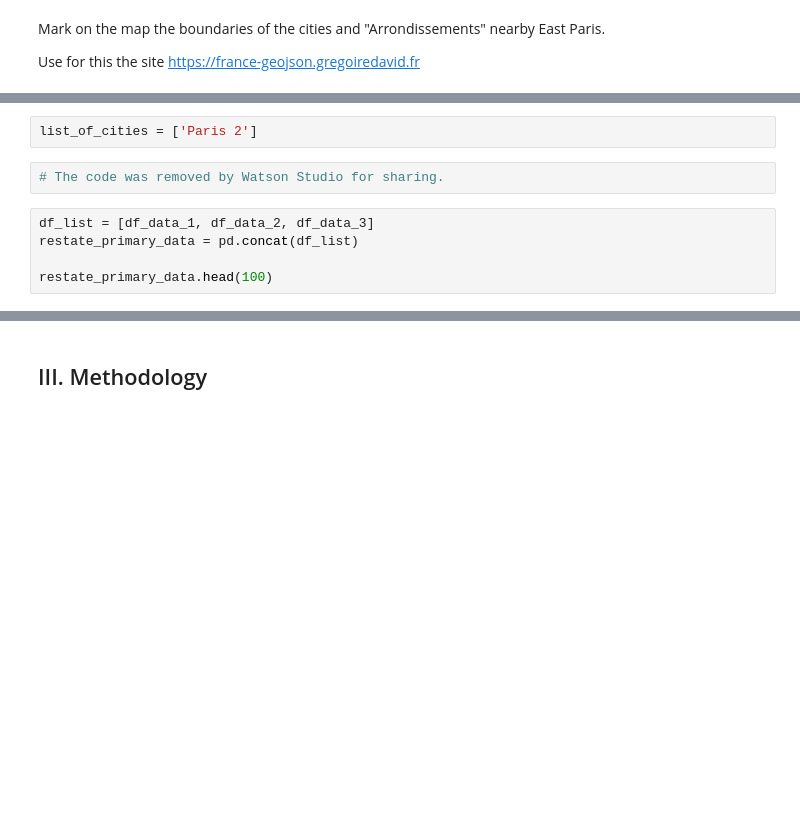
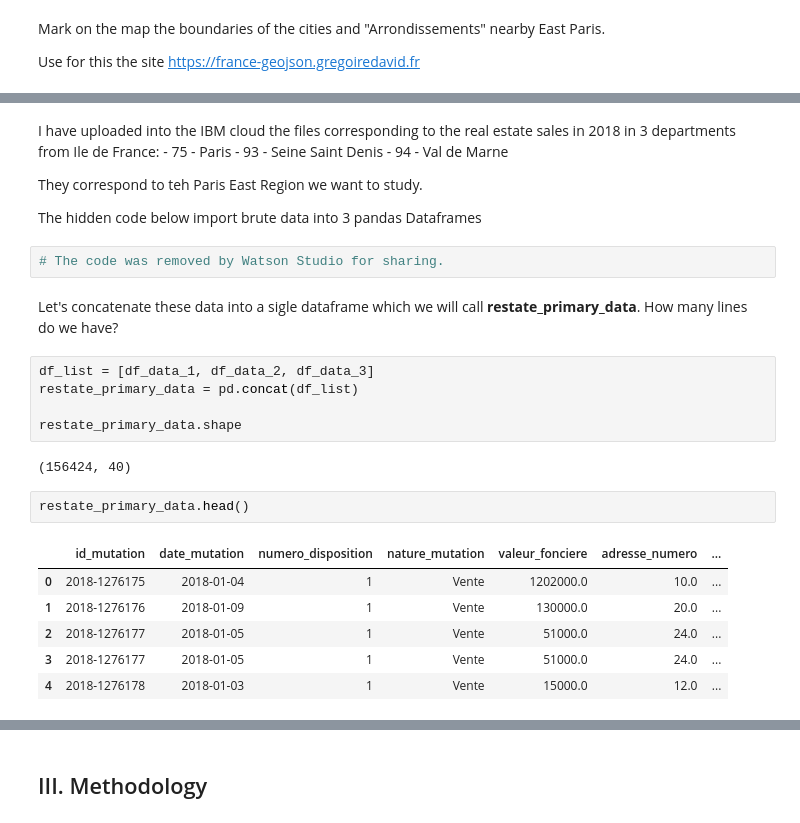
Before and after one commit to paulpreda/coursera_capstone, a Jupyter notebook: Paris - City of Light.ipynb, the cells around one changed output, grey strips where cells are left out. Drawn from its saved outputs; the diff is of its cells as text; blank space fills up the shorter version.

```diff
--- a/Paris - City of Light.ipynb
+++ b/Paris - City of Light.ipynb
@@ -108,10 +117,30 @@ paris_east_map
-# %%
-list_of_cities = ['Paris 2']
+# %% [markdown]
+I have uploaded into the IBM cloud the files corresponding to the real estate sales in 2018 in 3 departments from Ile de France:
+    - 75 - Paris
+    - 93 - Seine Saint Denis
+    - 94 - Val de Marne
+
+They correspond to teh Paris East Region we want to study.
+
+The hidden code below import brute data into 3 pandas Dataframes
 # %%
 # The code was removed by Watson Studio for sharing.
+# %% [markdown]
+Let's concatenate these data into a sigle dataframe which we will call **restate_primary_data**. How many lines do we have?
 # %%
 df_list = [df_data_1, df_data_2, df_data_3]
 restate_primary_data = pd.concat(df_list)
 
-restate_primary_data.head(100)
+restate_primary_data.shape
+# %% [output]
+(156424, 40)
+# %%
+restate_primary_data.head()
+# %% [output]
+|  | id_mutation | date_mutation | numero_disposition | nature_mutation | valeur_fonciere | adresse_numero | ... |
+| 0 | 2018-1276175 | 2018-01-04 | 1 | Vente | 1202000.0 | 10.0 | ... |
+| 1 | 2018-1276176 | 2018-01-09 | 1 | Vente | 130000.0 | 20.0 | ... |
+| 2 | 2018-1276177 | 2018-01-05 | 1 | Vente | 51000.0 | 24.0 | ... |
+| 3 | 2018-1276177 | 2018-01-05 | 1 | Vente | 51000.0 | 24.0 | ... |
+| 4 | 2018-1276178 | 2018-01-03 | 1 | Vente | 15000.0 | 12.0 | ... |
 # %%
```
Also changed, not shown: parts of 26 cells of this notebook.
